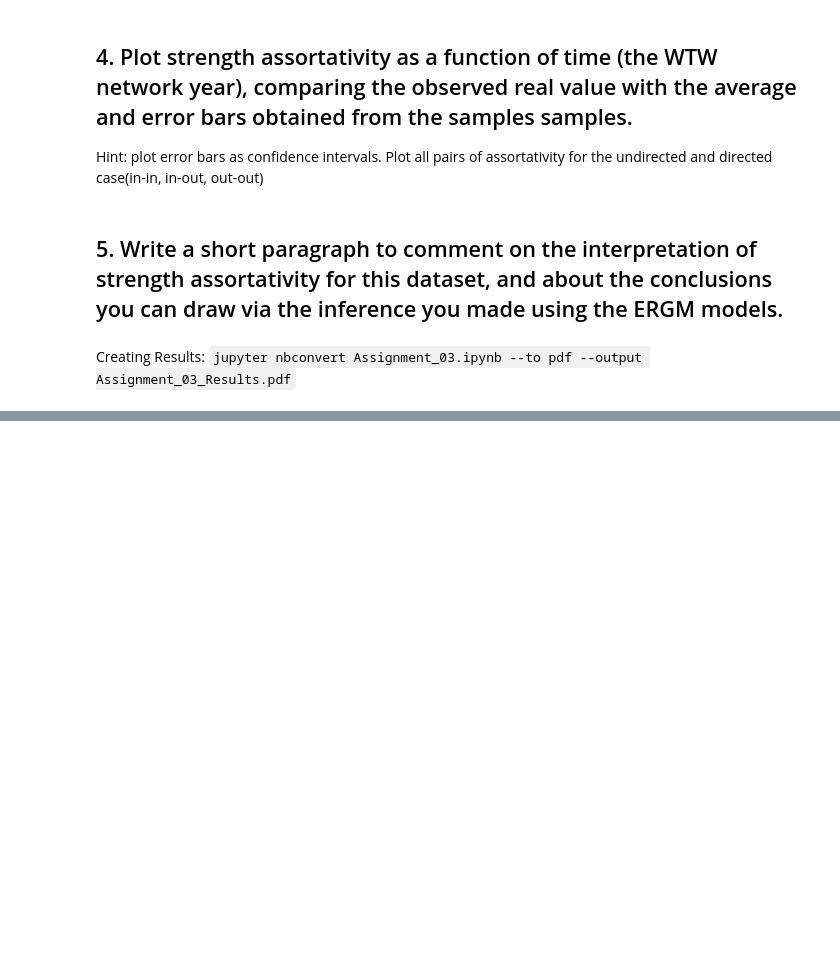
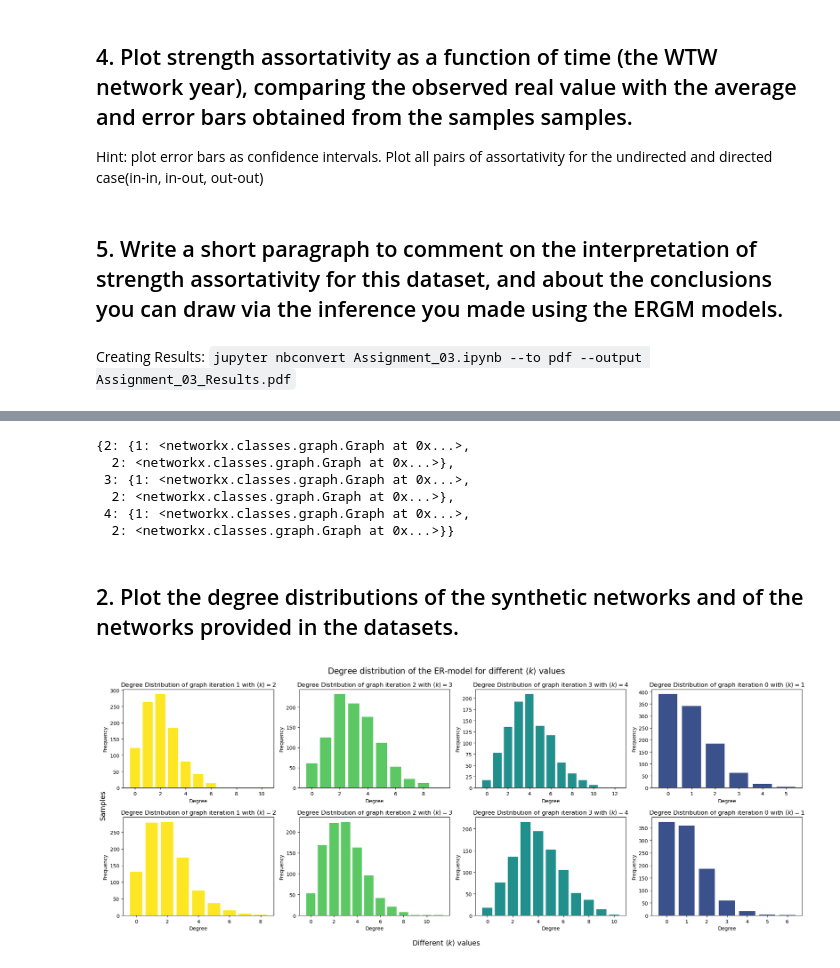
Before and after one commit to HuberNicolas/network-science-uzh, a Jupyter notebook: assignment-3/Assignment_03.ipynb, the cells around one changed output, grey strips where cells are left out. Cells and saved outputs as stored; diff of their text form; code cells hidden in the pictures; blank space fills up the shorter version.

Commit message:
Generating and plotting degree distribution

```diff
--- a/assignment-3/Assignment_03.ipynb
+++ b/assignment-3/Assignment_03.ipynb
@@ -253,0 +256,5 @@ Creating Results:
+# %%
+N = 1000
+K_VALUES = range(1, 5, 1)
+M_VALUES = range(2, 5, 1)
+CONSIDERED_GRAPHS = ['graph_eu_airlines', 'graph_power']
@@ -253,0 +281,3 @@ Creating Results:
+# %%
+er_graphs = generate_ER_graphs(nodes=N, k_values=K_VALUES, number=2)
+er_graphs
@@ -253,0 +308,57 @@ Creating Results:
+# %%
+ba_graphs = generate_BA_graphs(nodes=N, m_values=M_VALUES, number=2)
+ba_graphs
+# %% [output]
+{2: {1: <networkx.classes.graph.Graph at 0x...>,
+  2: <networkx.classes.graph.Graph at 0x...>},
+ 3: {1: <networkx.classes.graph.Graph at 0x...>,
+  2: <networkx.classes.graph.Graph at 0x...>},
+ 4: {1: <networkx.classes.graph.Graph at 0x...>,
+  2: <networkx.classes.graph.Graph at 0x...>}}
+# %% [markdown]
+## 2. Plot the degree distributions of the synthetic networks and of the networks provided in the datasets.
+# %%
+def plot_degree_distribution(ax, graph, color, param, graph_index, er):
+    degrees = [degree for node, degree in graph.degree()]
+    degree_freq = nx.degree_histogram(graph)
+    ax.bar(range(len(degree_freq)), degree_freq, width=0.8, color=color)
+    ax.set_xlabel('Degree')
+    ax.set_ylabel('Frequency')
+    if er:
+        ax.set_title(fr"Degree Distribution of graph iteration {graph_index} with $\langle k \rangle = {param}$")
+    else:
+        ax.set_title(fr"Degree Distribution of graph iteration {graph_index} with $m = {param}$")
+# %%
+# ER-graphs
+# Define colors for different average degrees using a colormap
+num_avg_degrees = len(er_graphs)
+colors = plt.cm.viridis_r([i / num_avg_degrees for i in range(num_avg_degrees)])
+
+# Create a subplot grid
+num_instances = len(next(iter(er_graphs.values())))  # Assuming all instances have the same count
+fig, axs = plt.subplots(num_instances, num_avg_degrees, figsize=(20, 8))
+
+# Iterate through avg_degree_index and graph_index
+for avg_degree_index, (avg_degree, avg_degree_plots) in enumerate(er_graphs.items()):
+    color = colors[avg_degree_index - 1]  # Get color for the degree
+    for graph_index, graph in avg_degree_plots.items():
+        # Get the appropriate axis for the subplot
+        if num_instances == 1:
+            ax = axs[avg_degree_index - 1]
+        else:
+            ax = axs[graph_index - 1, avg_degree_index - 1]
+
+        # Plot on the corresponding axis with the assigned color
+        plot_degree_distribution(ax=ax, graph=graph, color=color, param=avg_degree, graph_index=avg_degree_index, er=True)
+
+
+fig.suptitle(fr"Degree distribution of the ER-model for different $\langle k \rangle$ values", fontsize=16)
+fig.supxlabel(fr"Different $\langle k \rangle$ values", fontsize=14)
+fig.supylabel("Samples", fontsize=14)
+
+
+# Adjust layout and display the plot
+plt.tight_layout()
+plt.show()
+# %% [output]
+[figure, added]
```
Also changed, not shown: parts of 14 cells of this notebook.
